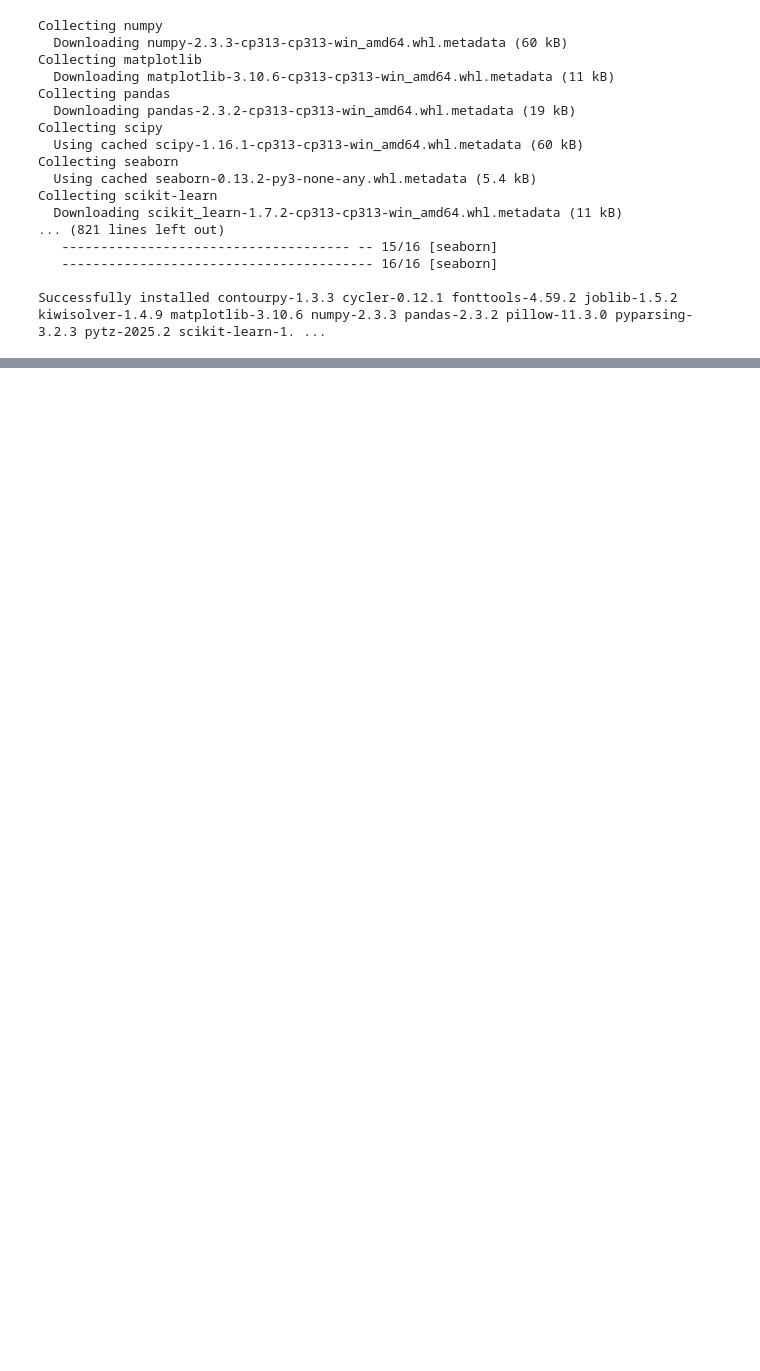
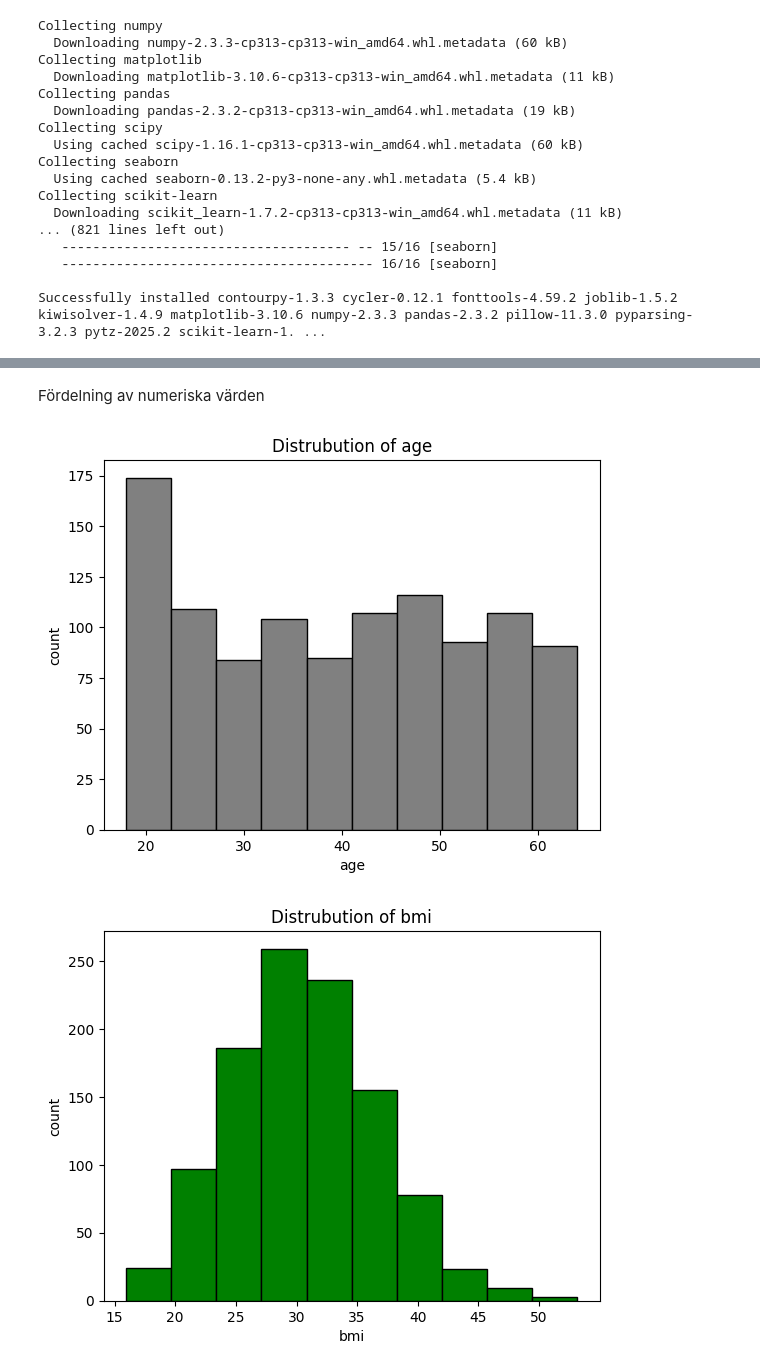
Before and after one commit to Genc98/kunskapskontroll_ai, a Jupyter notebook: machine_learning_project.ipynb, the cells around one changed output, grey strips where cells are left out. Drawn from its saved outputs; the diff is of its cells as text; code cells hidden in the pictures; blank space fills up the shorter version.

```diff
--- a/machine_learning_project.ipynb
+++ b/machine_learning_project.ipynb
@@ -26,0 +164,29 @@ from sklearn.linear_model import LinearRegression
+# %% [markdown]
+Fördelning av numeriska värden
+# %%
+plt.hist(train['age'], edgecolor='black', color='grey')
+plt.title('Distrubution of age')
+plt.xlabel("age")
+plt.ylabel("count")
+plt.show()
+
+plt.hist(train['bmi'], edgecolor='black', color='green')
+plt.title('Distrubution of bmi')
+plt.xlabel("bmi")
+plt.ylabel("count")
+plt.show()
+
+plt.hist(train['children'],bins=8, edgecolor='black', color='orange')
+plt.title('Distrubution of children')
+plt.xlabel("amount of kids")
+plt.ylabel("count")
+plt.show()
+
+plt.hist(train['charges'],bins=8, edgecolor='black', color='purple')
+plt.title('Distrubution of charges')
+plt.xlabel("charges")
+plt.ylabel("count")
+plt.show()
+# %% [output]
+[figure, added]
+[figure, added]
```
Also changed, not shown: parts of 51 cells of this notebook, 1 other file.
